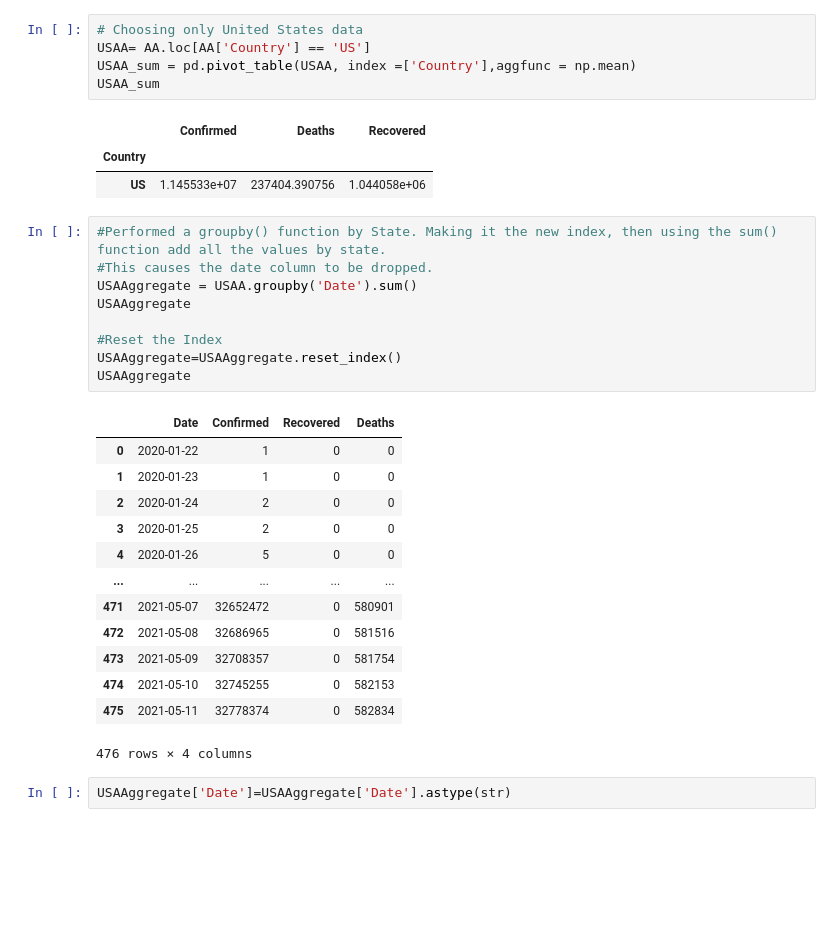
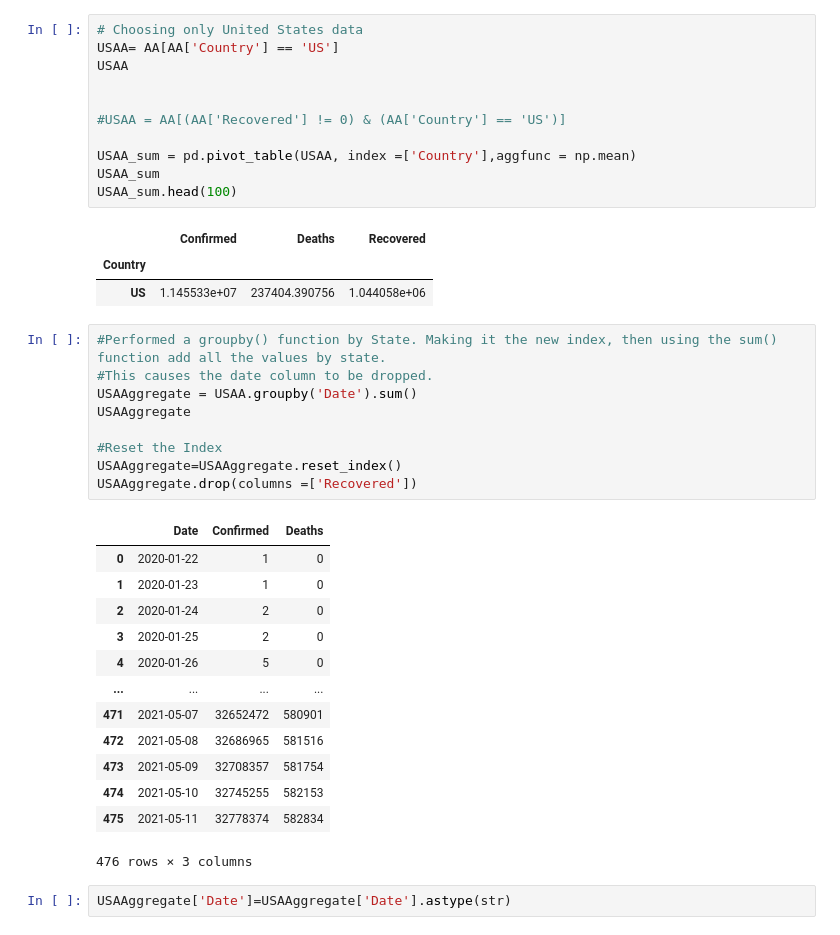
Before and after one commit to mehtabfarozankhatoon/hds5210-2022, a Jupyter notebook: Final/Finals.ipynb, the cells around one changed output. Saved outputs shown, nothing was run; the diff lists cells and outputs as text; blank space fills up the shorter version.

```diff
--- a/Final/Finals.ipynb
+++ b/Final/Finals.ipynb
@@ -218,9 +218,15 @@ table_sum
 #### Filtering out countries to get United States data
 # %%
 # Choosing only United States data
-USAA= AA.loc[AA['Country'] == 'US']
+USAA= AA[AA['Country'] == 'US']
+USAA
+
+
+#USAA = AA[(AA['Recovered'] != 0) & (AA['Country'] == 'US')]
+
 USAA_sum = pd.pivot_table(USAA, index =['Country'],aggfunc = np.mean)
 USAA_sum
+USAA_sum.head(100)
 # %% [output]
 |  | Confirmed | Deaths | Recovered |
 | Country |  |  |  |
@@ -228,26 +234,26 @@ USAA_sum
 # %%
 #Performed a groupby() function by State. Making it the new index, then using the sum() function add all the values by state.
 #This causes the date column to be dropped.
 USAAggregate = USAA.groupby('Date').sum()
 USAAggregate
 
 #Reset the Index
 USAAggregate=USAAggregate.reset_index()
-USAAggregate
+USAAggregate.drop(columns =['Recovered'])
 # %% [output]
-|  | Date | Confirmed | Recovered | Deaths |
-| 0 | 2020-01-22 | 1 | 0 | 0 |
-| 1 | 2020-01-23 | 1 | 0 | 0 |
-| 2 | 2020-01-24 | 2 | 0 | 0 |
-| 3 | 2020-01-25 | 2 | 0 | 0 |
-| 4 | 2020-01-26 | 5 | 0 | 0 |
-| ... | ... | ... | ... | ... |
-| 471 | 2021-05-07 | 32652472 | 0 | 580901 |
-| 472 | 2021-05-08 | 32686965 | 0 | 581516 |
-| 473 | 2021-05-09 | 32708357 | 0 | 581754 |
-| 474 | 2021-05-10 | 32745255 | 0 | 582153 |
-| 475 | 2021-05-11 | 32778374 | 0 | 582834 |
+|  | Date | Confirmed | Deaths |
+| 0 | 2020-01-22 | 1 | 0 |
+| 1 | 2020-01-23 | 1 | 0 |
+| 2 | 2020-01-24 | 2 | 0 |
+| 3 | 2020-01-25 | 2 | 0 |
+| 4 | 2020-01-26 | 5 | 0 |
+| ... | ... | ... | ... |
+| 471 | 2021-05-07 | 32652472 | 580901 |
+| 472 | 2021-05-08 | 32686965 | 581516 |
+| 473 | 2021-05-09 | 32708357 | 581754 |
+| 474 | 2021-05-10 | 32745255 | 582153 |
+| 475 | 2021-05-11 | 32778374 | 582834 |
-476 rows × 4 columns
+476 rows × 3 columns
 # %%
 USAAggregate['Date']=USAAggregate['Date'].astype(str)
 # %%
```
Also changed, not shown: parts of 12 cells of this notebook.
